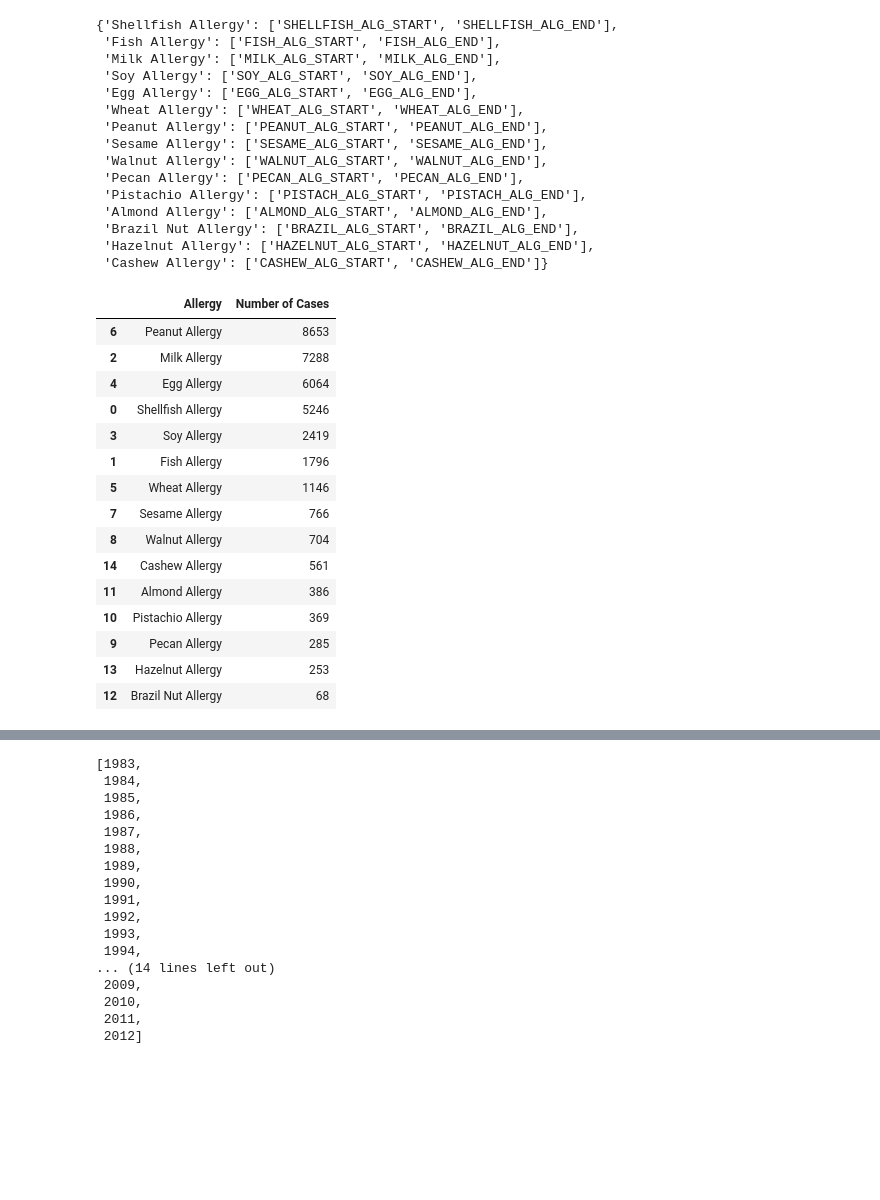
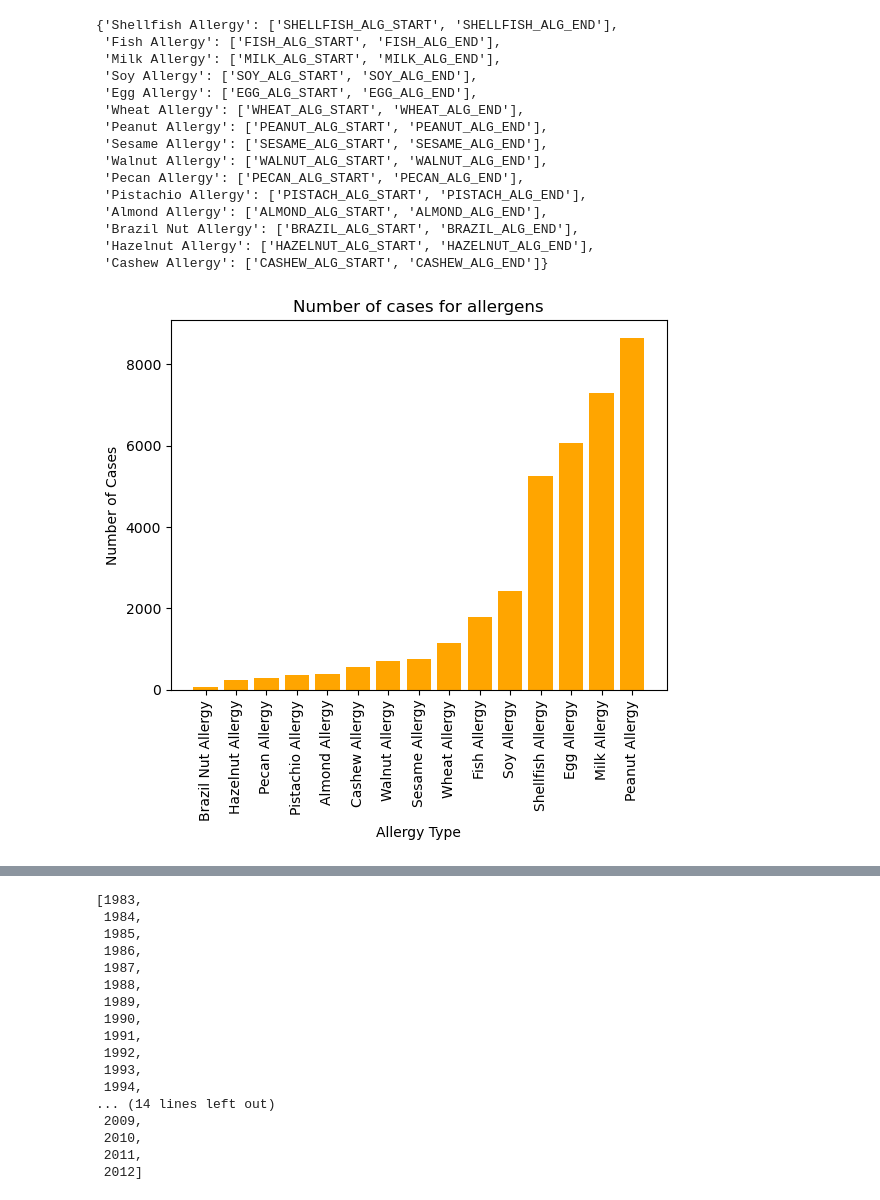
Before and after one commit to rbeebe1/project_01_group_01, a Jupyter notebook: app.ipynb, the cells around one changed output, grey strips where cells are left out. Cells and saved outputs as stored; diff of their text form; code cells hidden in the pictures; blank space fills up the shorter version.

Commit message:
graphs

```diff
--- a/app.ipynb
+++ b/app.ipynb
@@ -126,34 +126,30 @@ allergyDict
 # %%
 count = []
 allergenTitle = []
 
 for keys, values in allergyDict.items():
     count.append(food_allergy_clean[allergyDict[keys][0]].count())
     allergenTitle.append(keys)
 
 totalAllergen_df = pd.DataFrame({
     "Allergy" : allergenTitle,
     "Number of Cases" : count
 })
 
 totalAllergen_df.sort_values(by="Number of Cases", ascending=False)
+
+# Number of cases for each allergy type
+
+plt.xlabel("Allergy Type")
+plt.ylabel("Number of Cases")
+plt.xticks(rotation=90)
+plt.title ("Number of cases for allergens")
+totalAllergen_df_sorted = totalAllergen_df.sort_values('Number of Cases')
+plt.bar('Allergy', 'Number of Cases', data=totalAllergen_df_sorted, color='orange')
+#plt.bar (totalAllergen_df["Allergy"], totalAllergen_df["Number of Cases"] )
+plt.show()
 # %% [output]
-|  | Allergy | Number of Cases |
-| 6 | Peanut Allergy | 8653 |
-| 2 | Milk Allergy | 7288 |
-| 4 | Egg Allergy | 6064 |
-| 0 | Shellfish Allergy | 5246 |
-| 3 | Soy Allergy | 2419 |
-| 1 | Fish Allergy | 1796 |
-| 5 | Wheat Allergy | 1146 |
-| 7 | Sesame Allergy | 766 |
-| 8 | Walnut Allergy | 704 |
-| 14 | Cashew Allergy | 561 |
-| 11 | Almond Allergy | 386 |
-| 10 | Pistachio Allergy | 369 |
-| 9 | Pecan Allergy | 285 |
-| 13 | Hazelnut Allergy | 253 |
-| 12 | Brazil Nut Allergy | 68 |
+[figure, added]
 # %%
 allergy_name = []
 allergy_severity_df = pd.DataFrame()
```
Also changed, not shown: parts of 10 cells of this notebook.
